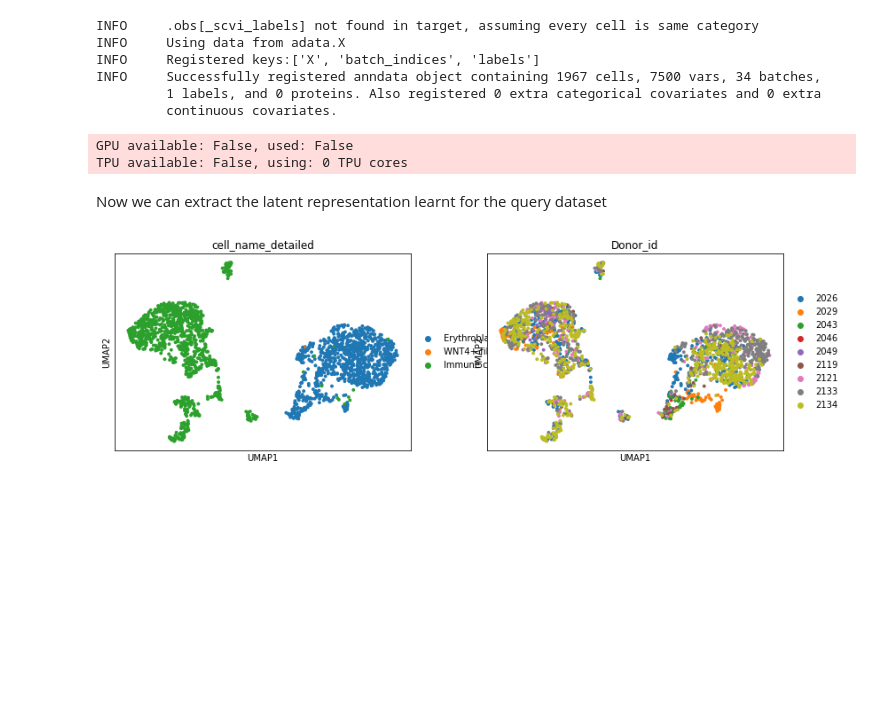
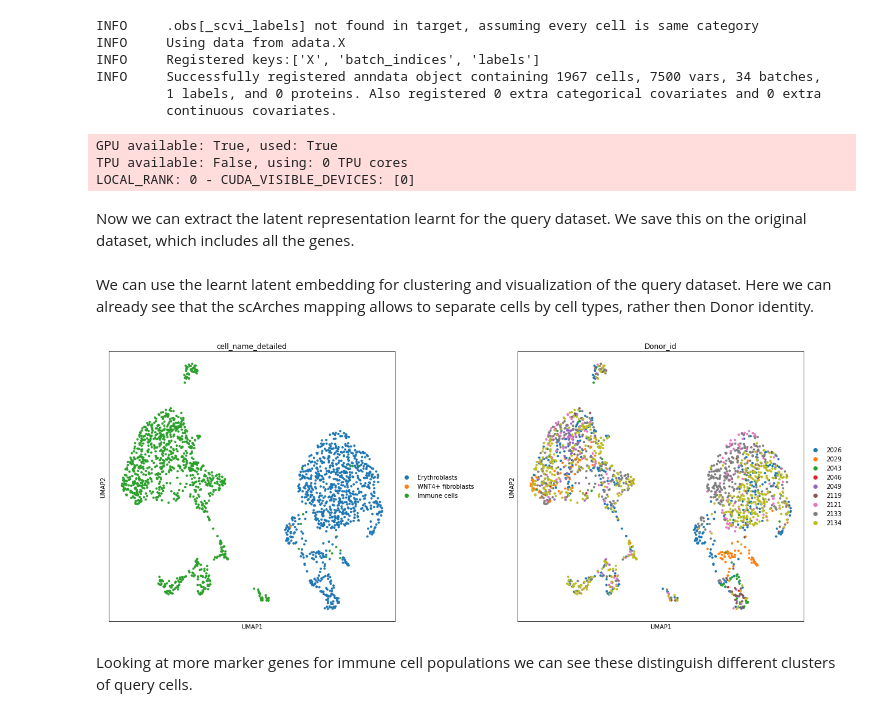
Before and after one commit to Teichlab/Pan_fetal_immune, a Jupyter notebook: tutorials/tutorial_query2reference_mapping.ipynb, the cells around one changed output. Saved outputs shown, nothing was run; the diff lists cells and outputs as text; code cells hidden in the pictures; blank space fills up the shorter version.

Commit message:
added scArches tutorial

```diff
--- a/tutorials/tutorial_query2reference_mapping.ipynb
+++ b/tutorials/tutorial_query2reference_mapping.ipynb
@@ -139,12 +138,15 @@ INFO     Successfully registered anndata object containing 1967 cells, 7500 vars
          continuous covariates.
 # %%
 ## Train
-vae_q.train(max_epochs=200, plan_kwargs=dict(weight_decay=0.0), check_val_every_n_epoch=None)
+vae_q.train(max_epochs=200, plan_kwargs=dict(weight_decay=0.0))
 # %% [output]
-GPU available: False, used: False
+GPU available: True, used: True
 TPU available: False, using: 0 TPU cores
+LOCAL_RANK: 0 - CUDA_VISIBLE_DEVICES: [0]
 # %% [markdown]
-Now we can extract the latent representation learnt for the query dataset
+Now we can extract the latent representation learnt for the query dataset. We save this on the original dataset, which includes all the genes.
 # %%
-query_adata_filled.obsm["X_scvi"] = vae_q.get_latent_representation()
+query_adata.obsm["X_scvi"] = vae_q.get_latent_representation()
+# %% [markdown]
+We can use the learnt latent embedding for clustering and visualization of the query dataset. Here we can already see that the scArches mapping allows to separate cells by cell types, rather then Donor identity.
 # %%
@@ -154,4 +156,6 @@ sc.tl.umap(query_adata_filled)
 # %%
-sc.pl.umap(query_adata_filled, color=['cell_name_detailed','Donor_id'])
+sc.pl.umap(query_adata_filled, color=['cell_name_detailed','Donor_id'], wspace=0.3)
 # %% [output]
-[figure, old version]
+[figure, new version]
+# %% [markdown]
+Looking at more marker genes for immune cell populations we can see these distinguish different clusters of query cells.
```
Also changed, not shown: parts of 35 cells of this notebook, 1 other file.
